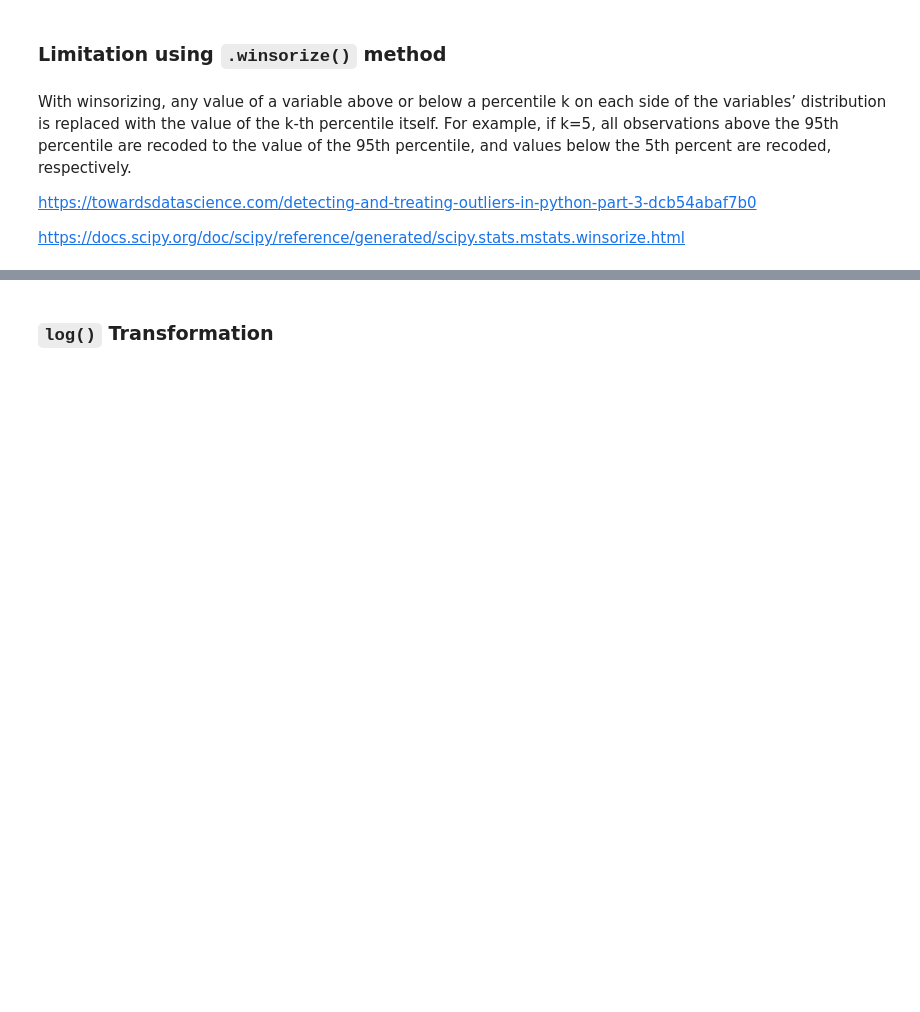
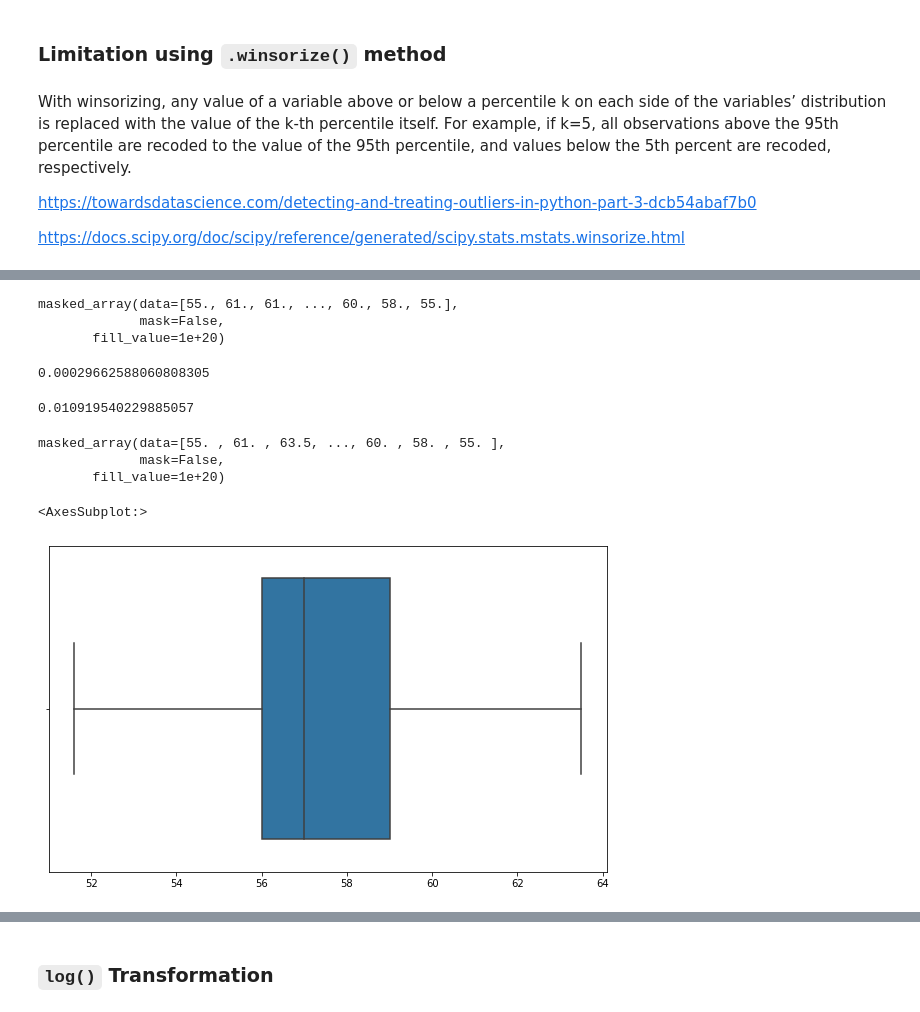
Before and after one commit to ssari3818/DataScience, a Jupyter notebook: DA python/İn_Class/DAwPy-S8 (Handling Outliers)-empty.ipynb, the cells around one changed output, grey strips where cells are left out. Saved outputs shown, nothing was run; the diff lists cells and outputs as text; code cells hidden in the pictures; blank space fills up the shorter version.

```diff
--- a/DA python/İn_Class/DAwPy-S8 (Handling Outliers)-empty.ipynb
+++ b/DA python/İn_Class/DAwPy-S8 (Handling Outliers)-empty.ipynb
@@ -215,0 +383,29 @@ https://docs.scipy.org/doc/scipy/reference/generated/scipy.stats.mstats.winsoriz
+# %%
+winsorize(df.table, (0.02, 0.05))
+# %% [output]
+masked_array(data=[55., 61., 61., ..., 60., 58., 55.],
+             mask=False,
+       fill_value=1e+20)
+# %%
+a = len(df.table[df.table<lower_lim])/len(df)
+a
+# %% [output]
+0.00029662588060808305
+# %%
+b = len(df.table[df.table>upper_lim])/len(df)
+b
+# %% [output]
+0.010919540229885057
+# %%
+table_win = winsorize(df.table, (a,b))
+table_win
+# %% [output]
+masked_array(data=[55. , 61. , 63.5, ..., 60. , 58. , 55. ],
+             mask=False,
+       fill_value=1e+20)
+# %%
+plt.figure(figsize = (10, 6))
+sns.boxplot(x = table_win)
+# %% [output]
+<AxesSubplot:>
+[figure, added]
```
Also changed, not shown: parts of 58 cells of this notebook.
